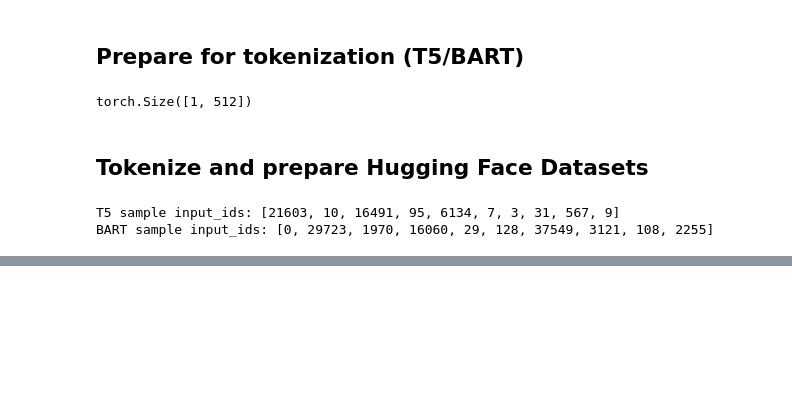
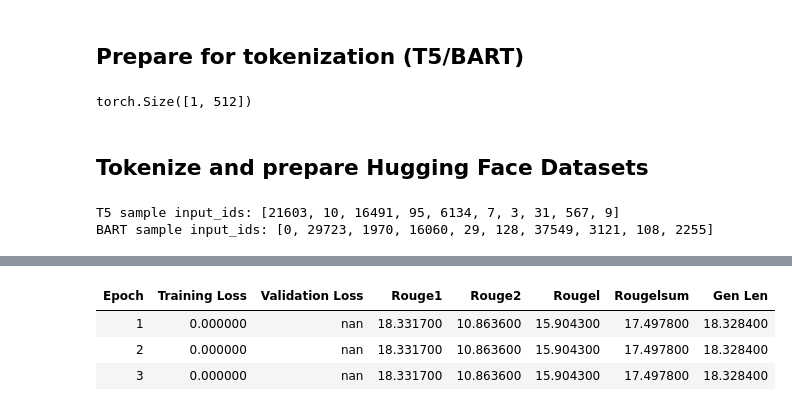
Before and after one commit to omarbz2001/FineTuning, a Jupyter notebook: FineTuning.ipynb, the cells around one changed output, grey strips where cells are left out. Drawn from its saved outputs; the diff is of its cells as text; code cells hidden in the pictures; blank space fills up the shorter version.

Commit message:
first training using LoRA

```diff
--- a/FineTuning.ipynb
+++ b/FineTuning.ipynb
@@ -218,0 +338,79 @@ BART sample input_ids: [0, 29723, 1970, 16060, 29, 128, 37549, 3121, 108, 2255]
+# %%
+import evaluate
+import numpy as np
+import torch
+
+
+# Load ROUGE metric
+
+rouge = evaluate.load("rouge")
+
+def compute_metrics(eval_pred):
+    preds, labels = eval_pred
+    if isinstance(preds, tuple):
+        preds = preds[0]
+
+    # Convert to numpy arrays
+    preds = np.array(preds)
+    labels = np.array(labels)
+
+    # Replace -100 in labels with pad_token_id to make decoding safe
+    labels = np.where(labels == -100, tokenizer_t5.pad_token_id, labels)
+
+    # Decode predictions and labels safely
+    decoded_preds = tokenizer_t5.batch_decode(preds, skip_special_tokens=True)
+    decoded_labels = tokenizer_t5.batch_decode(labels, skip_special_tokens=True)
+
+    # Post-process: clean up spacing and ensure valid strings
+    decoded_preds = ["\n".join(pred.strip().split(". ")) for pred in decoded_preds]
+    decoded_labels = ["\n".join(label.strip().split(". ")) for label in decoded_labels]
+
+    result = rouge.compute(predictions=decoded_preds, references=decoded_labels, use_stemmer=True)
+    result = {key: value * 100 for key, value in result.items()}
+
+    prediction_lens = [np.count_nonzero(pred != tokenizer_t5.pad_token_id) for pred in preds]
+    result["gen_len"] = np.mean(prediction_lens)
+    return {k: round(v, 4) for k, v in result.items()}
+
+
+
+#  Attach metrics to trainer
+
+trainer_t5.compute_metrics = compute_metrics
+trainer_bart.compute_metrics = compute_metrics
+
+
+#  Train models
+
+print("Fine-tuning T5...")
+trainer_t5.train()
+
+print("Fine-tuning BART...")
+trainer_bart.train()
+
+
+# Evaluate on validation set
+
+print("Evaluating T5...")
+metrics_t5 = trainer_t5.evaluate()
+print(metrics_t5)
+
+print("Evaluating BART...")
+metrics_bart = trainer_bart.evaluate()
+print(metrics_bart)
+
+
+#  Generate sample summaries
+
+def generate_summary(model, tokenizer, text, max_length=128):
+    inputs = tokenizer(text, return_tensors="pt", truncation=True, max_length=512).to(model.device)
+    outputs = model.generate(**inputs, max_new_tokens=max_length, num_beams=4)
+    return tokenizer.decode(outputs[0], skip_special_tokens=True)
+
+sample_text = test_df.iloc[0]["article"]
+
+print("\n📰 Original article:\n", sample_text[:500], "...")
+print("\n🧾 Reference summary:\n", test_df.iloc[0]["summary"])
+print("\n🤖 T5 summary:\n", generate_summary(model_t5, tokenizer_t5, "summarize: " + sample_text))
+print("\n🤖 BART summary:\n", generate_summary(model_bart, tokenizer_bart, sample_text))
+# %% [output]
@@ -218,0 +419,4 @@ BART sample input_ids: [0, 29723, 1970, 16060, 29, 128, 37549, 3121, 108, 2255]
+| Epoch | Training Loss | Validation Loss | Rouge1 | Rouge2 | Rougel | Rougelsum | Gen Len |
+| 1 | 0.000000 | nan | 18.331700 | 10.863600 | 15.904300 | 17.497800 | 18.328400 |
+| 2 | 0.000000 | nan | 18.331700 | 10.863600 | 15.904300 | 17.497800 | 18.328400 |
+| 3 | 0.000000 | nan | 18.331700 | 10.863600 | 15.904300 | 17.497800 | 18.328400 |
```
Also changed, not shown: parts of 7 cells of this notebook, 51 other files.
